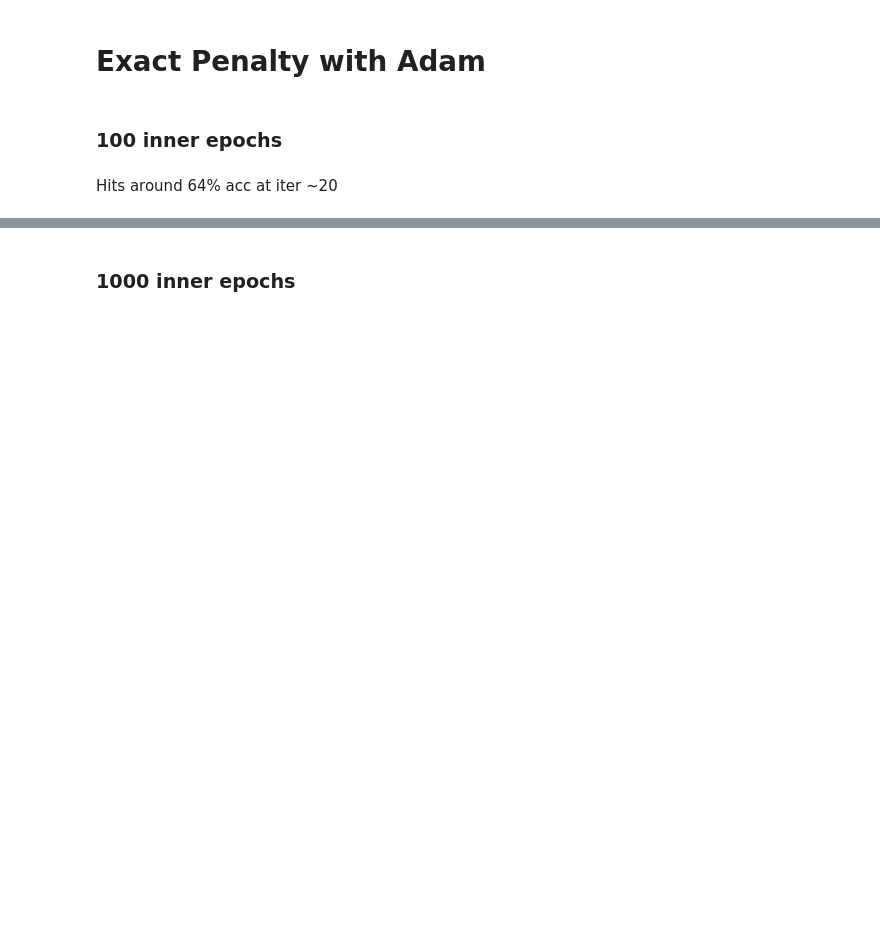
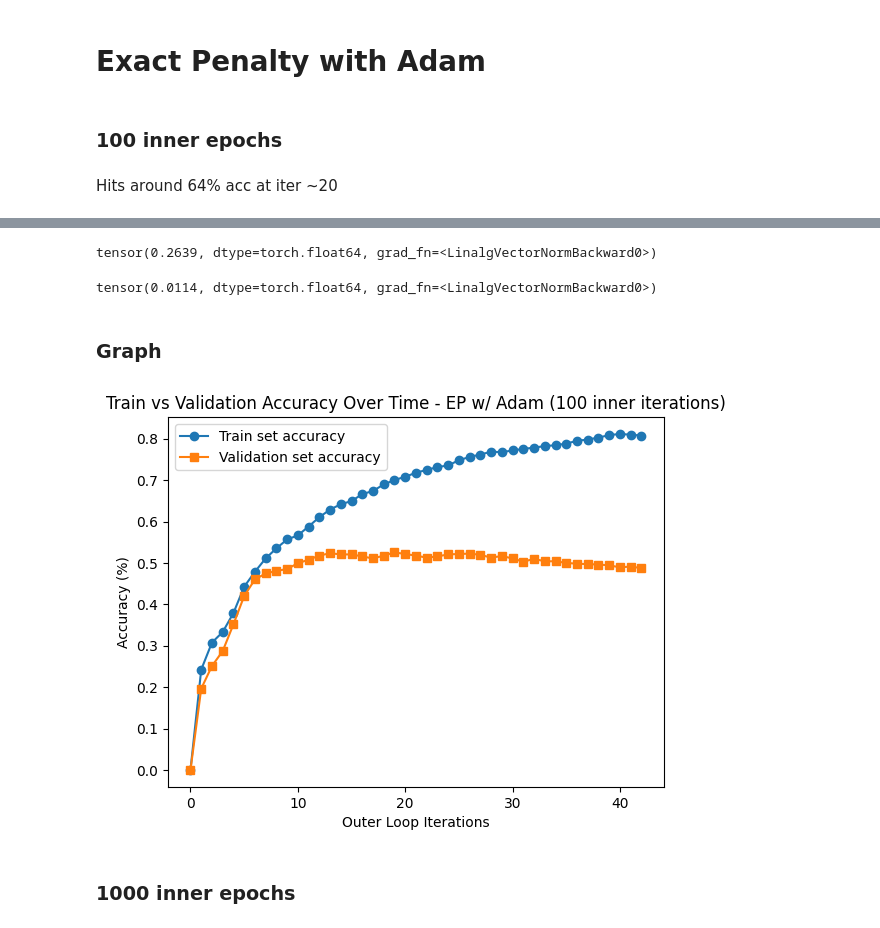
Before and after one commit to jhu04/csci-5527-project, a Jupyter notebook: orthogonal_rnn_exact_penalty_adam_1k.ipynb, the cells around one changed output, grey strips where cells are left out. Saved outputs shown, nothing was run; the diff lists cells and outputs as text; code cells hidden in the pictures; blank space fills up the shorter version.

Commit message:
Graphs

```diff
--- a/orthogonal_rnn_exact_penalty_adam_1k.ipynb
+++ b/orthogonal_rnn_exact_penalty_adam_1k.ipynb
@@ -231,6 +183,9 @@ import torch
 from torch.utils.data import Dataset, DataLoader
 from torch.nn import CrossEntropyLoss
 from torch.nn.functional import one_hot
+# %%
+train_acc = []
+test_acc = []
 # %%
 def train_loop(model, mu, optimizer):
     model.train()
@@ -371,0 +330,10 @@ Final acc = 83.98%
+# %%
+penalty(model)
+# %% [output]
+tensor(0.2639, dtype=torch.float64, grad_fn=<LinalgVectorNormBackward0>)
+# %%
+l2_penalty(model)
+# %% [output]
+tensor(0.0114, dtype=torch.float64, grad_fn=<LinalgVectorNormBackward0>)
+# %% [markdown]
+### Graph
@@ -372,2 +343,21 @@ Final acc = 83.98%
+# %%
+train_acc_100 = train_acc.copy()
+test_acc_100 = test_acc.copy()
+# %%
+# Plot results
+x = np.arange(0, len(train_acc_100)+1)
+
+plt.plot(x, [0] + train_acc_100, label='Train set accuracy', marker='o')
+plt.plot(x, [0] + test_acc_100, label='Validation set accuracy', marker='s')
+
+plt.xlabel('Outer Loop Iterations')
+plt.ylabel('Accuracy (%)')
+plt.title('Train vs Validation Accuracy Over Time - EP w/ Adam (100 inner iterations)'.format(batch_size))
+
+plt.legend()
+
+plt.show()
+# %% [output]
+[figure, added]
 # %% [markdown]
 ### 1000 inner epochs
```
Also changed, not shown: parts of 38 cells of this notebook, 2 other files.
